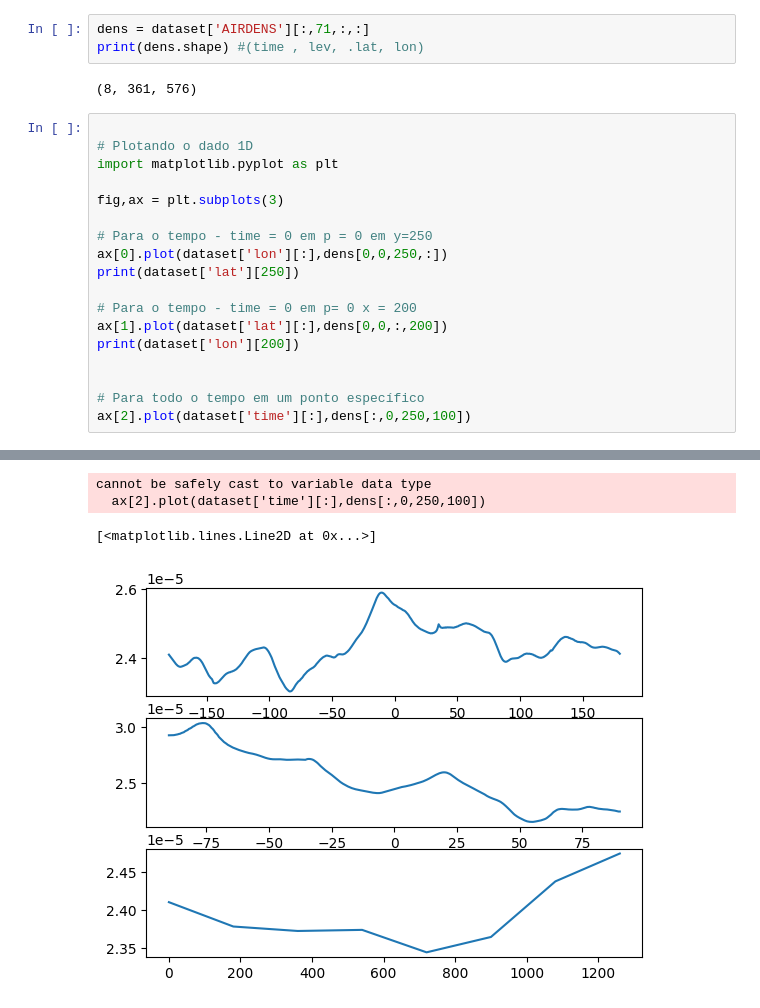
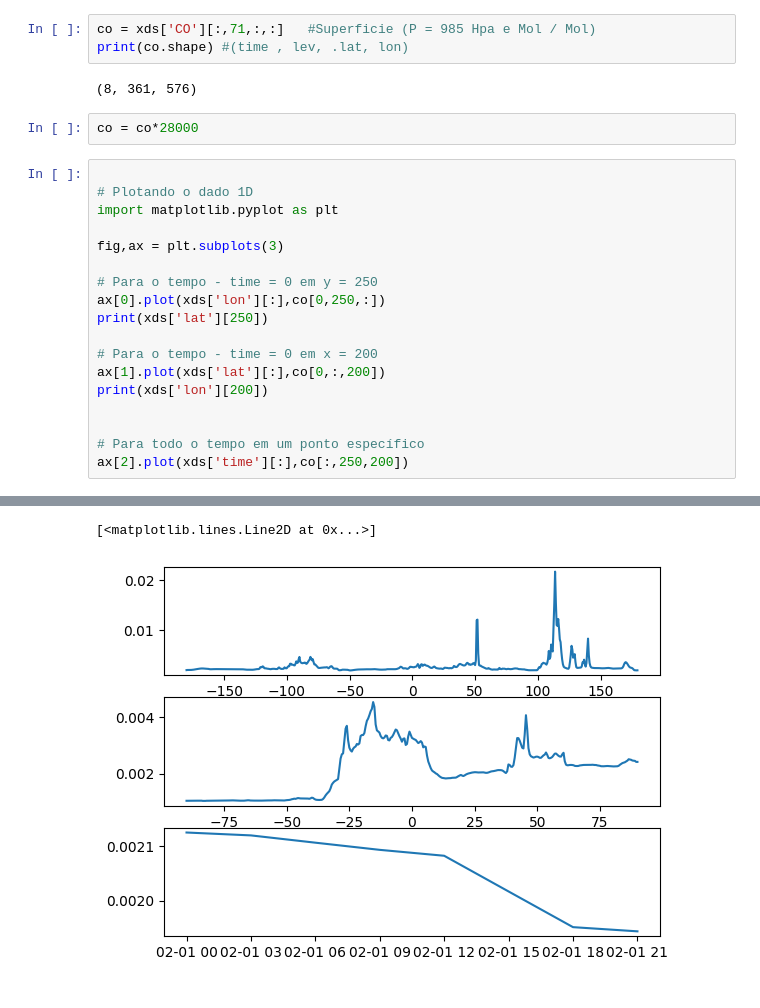
Before and after one commit to Marcosperrude/ENS410064, a Jupyter notebook: scripts/trab_final.ipynb, the cells around one changed output, grey strips where cells are left out. Saved outputs shown, nothing was run; the diff lists cells and outputs as text.

```diff
--- a/scripts/trab_final.ipynb
+++ b/scripts/trab_final.ipynb
@@ -38,8 +155,10 @@ root group (NETCDF4 data model, file format HDF5):
 # %%
-dens = dataset['AIRDENS'][:,71,:,:]
-print(dens.shape) #(time , lev, .lat, lon)
+co = xds['CO'][:,71,:,:]   #Superficie (P = 985 Hpa e Mol / Mol)
+print(co.shape) #(time , lev, .lat, lon)
 # %% [output]
 (8, 361, 576)
+# %%
+co = co*28000
 # %%
 
 # Plotando o dado 1D
@@ -47,15 +166,15 @@ import matplotlib.pyplot as plt
 
 fig,ax = plt.subplots(3)
 
-# Para o tempo - time = 0 em p = 0 em y=250
-ax[0].plot(dataset['lon'][:],dens[0,0,250,:])
-print(dataset['lat'][250])
+# Para o tempo - time = 0 em y = 250
+ax[0].plot(xds['lon'][:],co[0,250,:])
+print(xds['lat'][250])
 
-# Para o tempo - time = 0 em p= 0 x = 200
-ax[1].plot(dataset['lat'][:],dens[0,0,:,200])
-print(dataset['lon'][200])
+# Para o tempo - time = 0 em x = 200
+ax[1].plot(xds['lat'][:],co[0,:,200])
+print(xds['lon'][200])
 
 
 # Para todo o tempo em um ponto específico
-ax[2].plot(dataset['time'][:],dens[:,0,250,100])
+ax[2].plot(xds['time'][:],co[:,250,200])
 # %% [output]
@@ -64,4 +201,2 @@ ax[2].plot(dataset['time'][:],dens[:,0,250,100])
-cannot be safely cast to variable data type
-  ax[2].plot(dataset['time'][:],dens[:,0,250,100])
+[<matplotlib.lines.Line2D at 0x...>]
-[<matplotlib.lines.Line2D at 0x...>]
-[figure, old version]
+[figure, new version]
```
Also changed, not shown: parts of 16 cells of this notebook.
